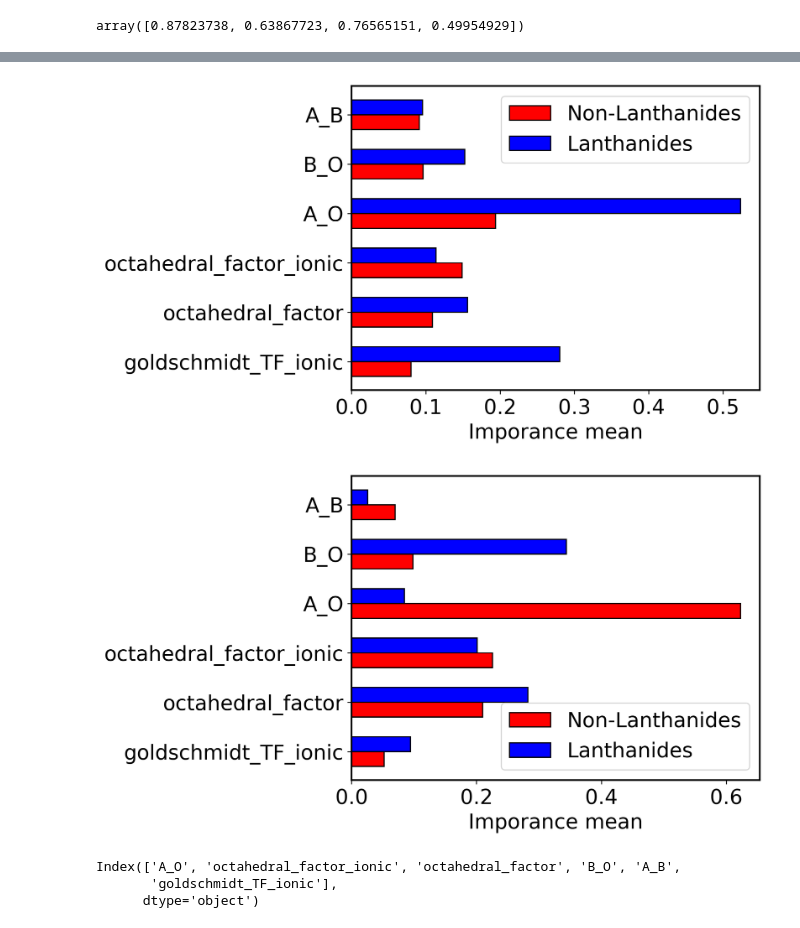
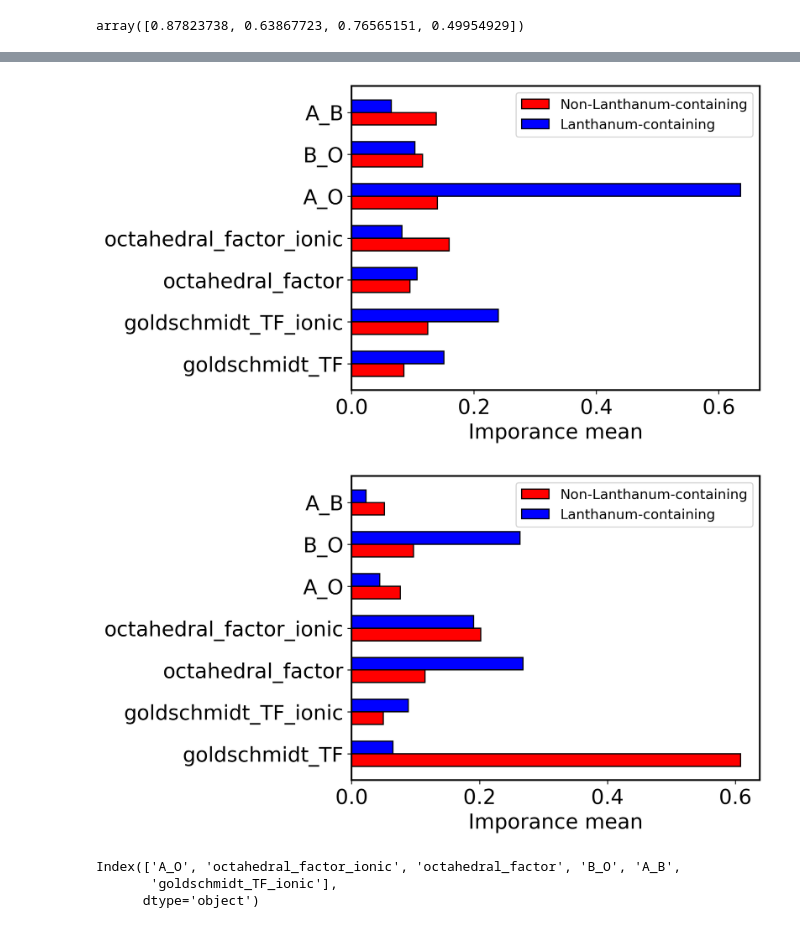
Before and after one commit to spriti523/Lanthanide-richness-vs-stability, a Jupyter notebook: Ehull_EForm_regression.ipynb, the cells around one changed output, grey strips where cells are left out. Drawn from its saved outputs; the diff is of its cells as text; code cells hidden in the pictures.

```diff
--- a/Ehull_EForm_regression.ipynb
+++ b/Ehull_EForm_regression.ipynb
@@ -128,7 +128,7 @@ def random_forest_lanth(A,B):
     return(np.mean((ytest_clf-y_test)**2))
 # %%
 grp_vect=pd.read_csv('/Users/sampreetibhattacharya/Documents/vestalab/ML_proj/group_vect.csv')
-ytr_scaled=pd.read_csv('/Users/sampreetibhattacharya/Documents/vestalab/ML_proj/Y.csv')
+ytr_scaled=pd.read_csv('/Users/sampreetibhattacharya/Documents/vestalab/ML_proj/Ytr.csv')
 y_hull=pd.read_csv('/Users/sampreetibhattacharya/Documents/vestalab/ML_proj/Y_new_Ehull.csv')
 y_form=pd.read_csv('/Users/sampreetibhattacharya/Documents/vestalab/ML_proj/Y_new_form.csv')
 
@@ -268,7 +213,7 @@ def random_forest_lanth(A,B):
     best_param=clf.cv_results_['params'][clf.best_index_]
     tlf = RandomForestRegressor(n_estimators=best_param['n_estimators'],criterion=best_param['criterion'],max_samples=best_param['max_samples'])
     tlf=tlf.fit(A,B.iloc[:])
-    result = permutation_importance(tlf, A,B.iloc[:] , n_repeats=20)
+    result = permutation_importance(tlf, A,B.iloc[:] , n_repeats=50)
 
 
 
@@ -348,14 +292,14 @@ plt.show()
 #ideally grp_vect_new_hull = grp_vect_new_form, when finalised with the code we can merge the two
 #followed by other removal of redundant variables. Here they are separated for debugging purposes ind2f=ind2h
 
-pred_mat_nl=pd.DataFrame(np.append(np.matrix(ytsc_new.iloc[:,1:]),grp_vect_new_form.iloc[:,1:],axis=1),columns=np.append(ytsc_new_form.columns[1:],grp_vect_new_form.columns[1:]))
+pred_mat_nl=pd.DataFrame(np.append(np.matrix(ytsc_new.iloc[:,0:]),grp_vect_new.iloc[:,1:],axis=1),columns=np.append(ytsc_new.columns[0:],grp_vect_new.columns[1:]))
 
 
 ind2,ind3=np.where(grp_vect_new.iloc[:,1]==0),np.where(grp_vect_new.iloc[:,1]==1)
 
 
-new_pdmat_0=pd.DataFrame(np.matrix(pred_mat_nl.iloc[ind2])[:,0:6],columns=pred_mat_nl_form.columns[0:6])
-new_pdmat_1=pd.DataFrame(np.matrix(pred_mat_nl.iloc[ind3])[:,0:6],columns=pred_mat_nl_form.columns[0:6])
+new_pdmat_0=pd.DataFrame(np.matrix(pred_mat_nl.iloc[ind2])[:,0:7],columns=pred_mat_nl.columns[0:7])
+new_pdmat_1=pd.DataFrame(np.matrix(pred_mat_nl.iloc[ind3])[:,0:7],columns=pred_mat_nl.columns[0:7])
 
 
 result_form_0={}
@@ -376,43 +325,43 @@ import matplotlib.pyplot as plt
 ## Plotting the four importances for lanthanide and non-lanthanide sub structure
 ## with EHull and EForm as responses respectively
 
-labs = pred_mat_nl.columns.values[0:6]
+labs = pred_mat_nl.columns.values[0:7]
 
 X_axis = np.arange(len(labs))
 
 
 plt.barh(X_axis-0.15,result_hull_0.importances_mean,edgecolor = 'black',height=0.3,
-         label="Non-Lanthanides",color='red')
+         label="Non-Lanthanum-containing",color='red')
 plt.barh(X_axis+0.15,result_hull_1.importances_mean,edgecolor = 'black',height=0.3,
-         label="Lanthanides",color='blue')
+         label="Lanthanum-containing",color='blue')
 plt.yticks(X_axis, labs,rotation = 0,fontsize=18)
 plt.xlabel("Imporance mean")
 
-plt.legend()
+plt.legend(loc='best',fontsize=12)
 ax = plt.gca()
 for axis in ['top','bottom','left','right']:
     ax.spines[axis].set_linewidth(1.5)
 
 plt.show()
 
 plt.barh(X_axis-0.15,result_form_0.importances_mean,edgecolor = 'black',height=0.3,
-         label="Non-Lanthanides",color='red')
+         label="Non-Lanthanum-containing",color='red')
 plt.barh(X_axis+0.15,result_form_1.importances_mean,edgecolor = 'black',height=0.3,
-         label="Lanthanides",color='blue')
+         label="Lanthanum-containing",color='blue')
 plt.yticks(X_axis, labs,rotation = 0,fontsize=18)
 plt.xlabel("Imporance mean")
-plt.legend(loc='best')
+plt.legend(loc='best',fontsize=12)
 ax = plt.gca()
 for axis in ['top','bottom','left','right']:
     ax.spines[axis].set_linewidth(1.5)
 
 
 
 
 plt.show()
 # %% [output]
-[figure, old version]
+[figure, new version]
-[figure, old version]
+[figure, new version]
 # %%
 # Ordering the varibale importance
 
```
Also changed, not shown: parts of 4 cells of this notebook.
